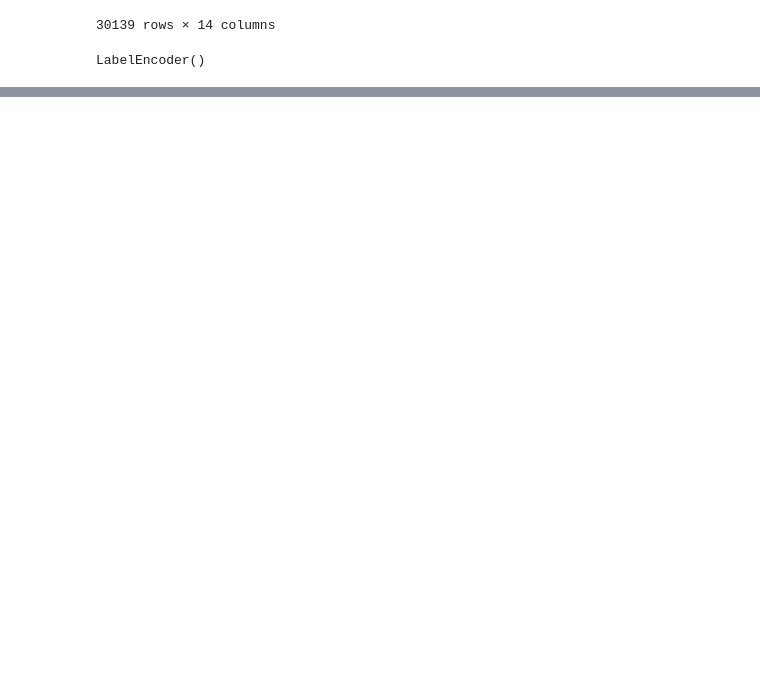
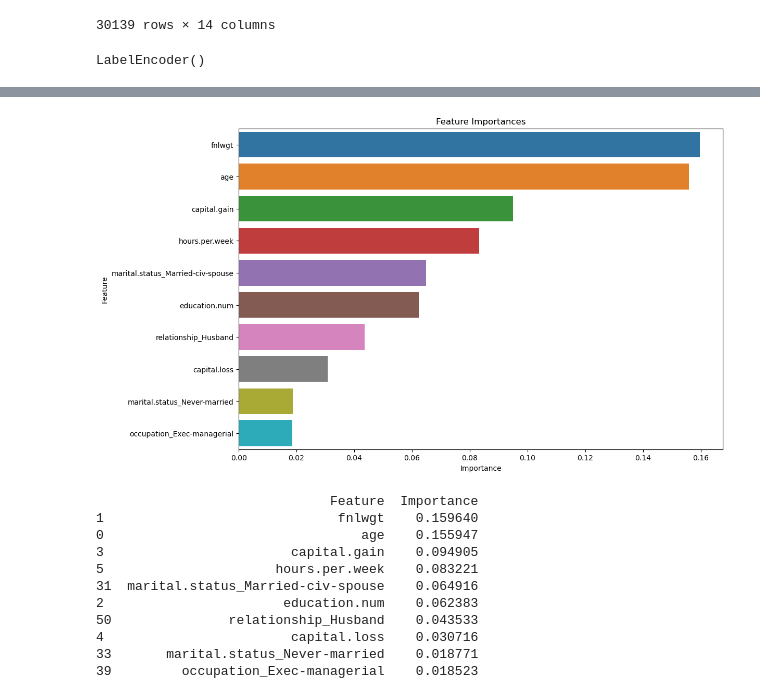
Before and after one commit to Naqibee/Project4, a Jupyter notebook: Income_Prediction.ipynb, the cells around one changed output, grey strips where cells are left out. Saved outputs shown, nothing was run; the diff lists cells and outputs as text; code cells hidden in the pictures; blank space fills up the shorter version.

```diff
--- a/Income_Prediction.ipynb
+++ b/Income_Prediction.ipynb
@@ -268,7 +273,7 @@ ColumnTransformer(transformers=[('num',
 # %%
-# Spliting the data in to training and testing
-X = df. drop('income' , axis = 1)
-Y =  df ['income']
+# Split the data into training and test sets
+X = df.drop('income', axis=1)
+y = df['income']
 X
 # %% [output]
 |  | age | workclass | fnlwgt | education | education.num | marital.status | occupation | relationship | ... |
@@ -287,9 +292,17 @@ X
 # %%
 # Encode the target variable
 label_encoder = LabelEncoder()
-Y = label_encoder.fit_transform(Y)
-X_train, X_test, Y_train, Y_test = train_test_split(X, Y, test_size=0.2, random_state=42)
+y = label_encoder.fit_transform(y)
+
+X_train, X_test, y_train, y_test = train_test_split(X, y, test_size=0.2, random_state=42)
 
 label_encoder
 # %% [output]
 LabelEncoder()
+# %%
+# Define the model
+model = Pipeline(steps=[
+    ('preprocessor', preprocessor),
+    ('classifier', RandomForestClassifier(n_estimators=100, random_state=42))
+])
+model
@@ -295,0 +327,3 @@ LabelEncoder()
+# %%
+# Train the model
+model.fit(X_train, y_train)
@@ -295,0 +429,33 @@ LabelEncoder()
+# %%
+# Extract feature importances from the Random Forest model
+
+importances = model.named_steps['classifier'].feature_importances_
+feature_names = numerical_cols + list(model.named_steps['preprocessor'].transformers_[1][1].named_steps['encoder'].get_feature_names_out(categorical_cols))
+feature_importances = pd.DataFrame({'Feature': feature_names, 'Importance': importances})
+
+# Sort the feature importances by descending order
+feature_importances = feature_importances.sort_values(by='Importance', ascending=False).head(10)
+
+# Plot the feature importances
+plt.figure(figsize=(12, 8))
+sns.barplot(x='Importance', y='Feature', data=feature_importances)
+plt.title('Feature Importances')
+plt.xlabel('Importance')
+plt.ylabel('Feature')
+plt.show()
+
+# Display the sorted feature importances
+print(feature_importances.head(10))
+# %% [output]
+[figure, added]
+                              Feature  Importance
+1                              fnlwgt    0.159640
+0                                 age    0.155947
+3                        capital.gain    0.094905
+5                      hours.per.week    0.083221
+31  marital.status_Married-civ-spouse    0.064916
+2                       education.num    0.062383
+50               relationship_Husband    0.043533
+4                        capital.loss    0.030716
+33       marital.status_Never-married    0.018771
+39         occupation_Exec-managerial    0.018523
```
Also changed, not shown: parts of 19 cells of this notebook.
